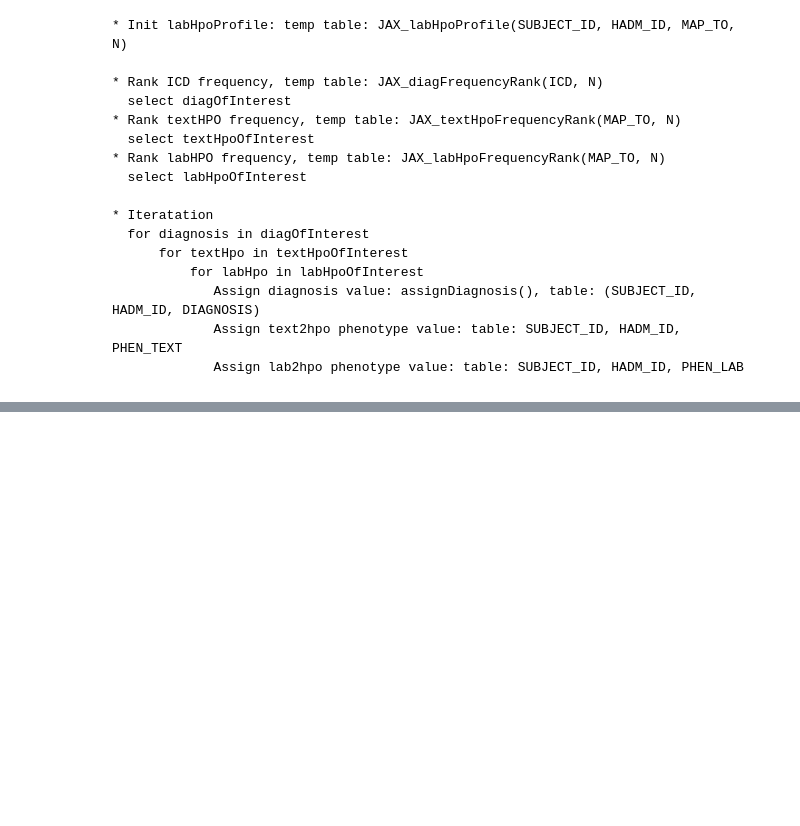
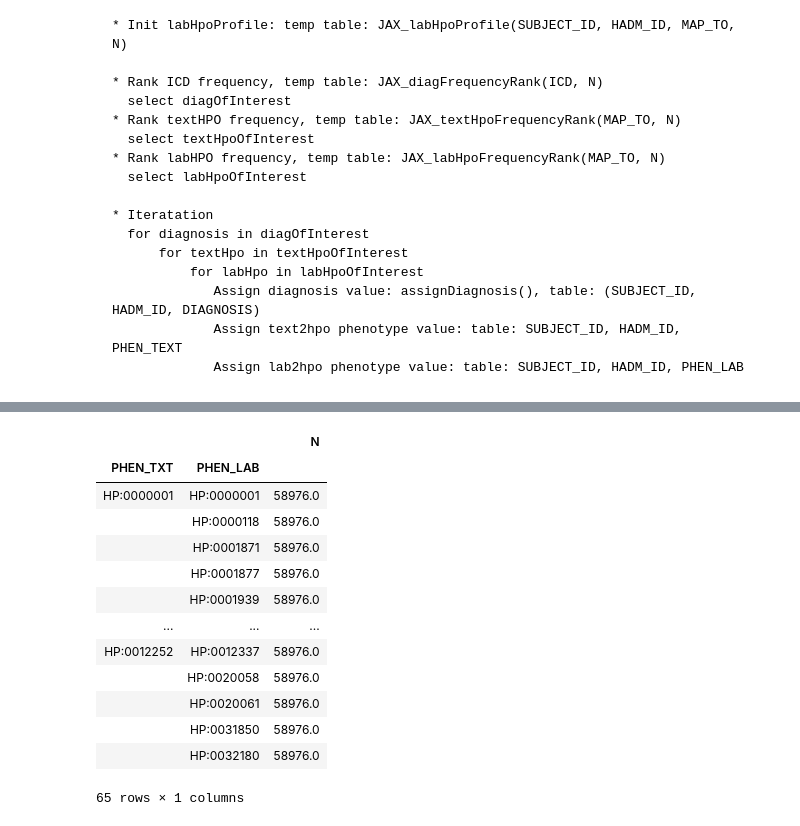
Before and after one commit to TheJacksonLaboratory/MIMIC_HPO, a Jupyter notebook: src/main/resources/mutual_info.ipynb, the cells around one changed output, grey strips where cells are left out. Cells and saved outputs as stored; diff of their text form; code cells hidden in the pictures; blank space fills up the shorter version.

```diff
--- a/src/main/resources/mutual_info.ipynb
+++ b/src/main/resources/mutual_info.ipynb
@@ -708,0 +836,17 @@ N, summary_statistics1, summary_statistics2 = iterate(diagnosis_threshold_min =
+# %%
+summary_statistics2.groupby(['PHEN_TXT', 'PHEN_LAB']).agg({'N': sum})
+# %% [output]
+|  |  | N |
+| PHEN_TXT | PHEN_LAB |  |
+| HP:0000001 | HP:0000001 | 58976.0 |
+|  | HP:0000118 | 58976.0 |
+|  | HP:0001871 | 58976.0 |
+|  | HP:0001877 | 58976.0 |
+|  | HP:0001939 | 58976.0 |
+| ... | ... | ... |
+| HP:0012252 | HP:0012337 | 58976.0 |
+|  | HP:0020058 | 58976.0 |
+|  | HP:0020061 | 58976.0 |
+|  | HP:0031850 | 58976.0 |
+|  | HP:0032180 | 58976.0 |
+65 rows × 1 columns
```
Also changed, not shown: parts of 18 cells of this notebook.
